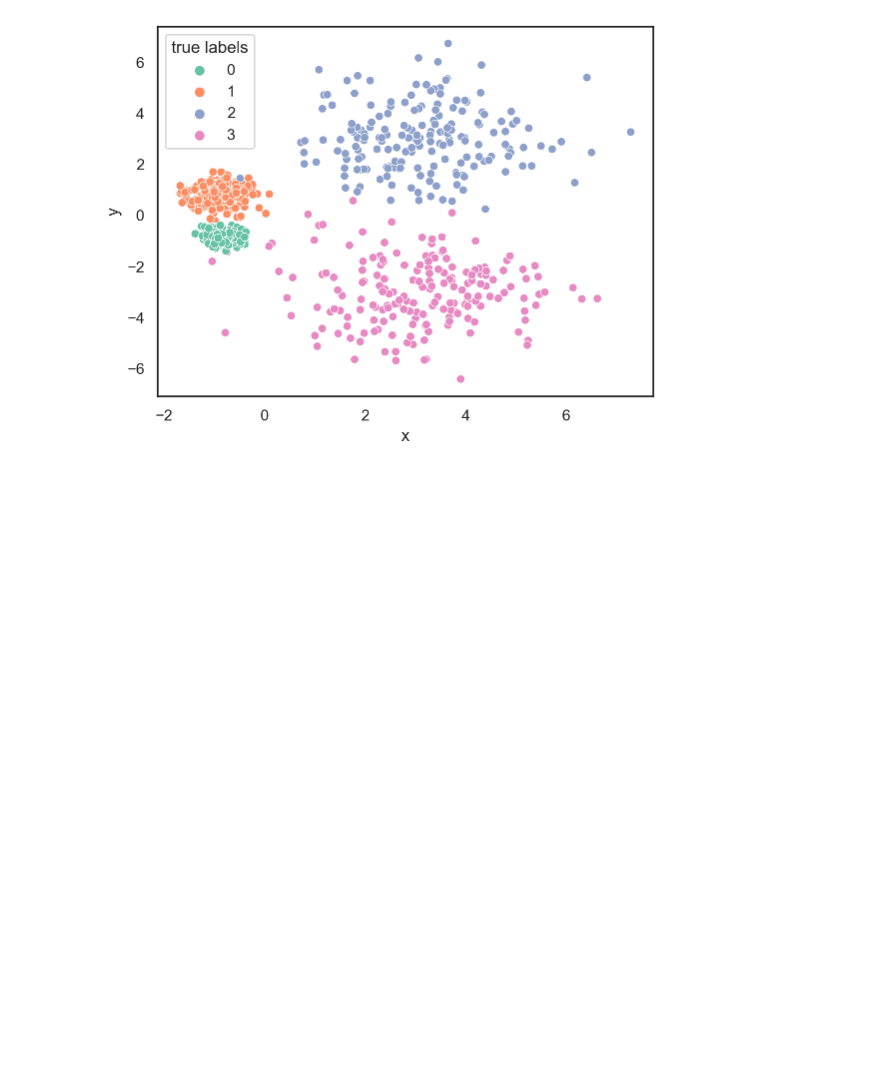
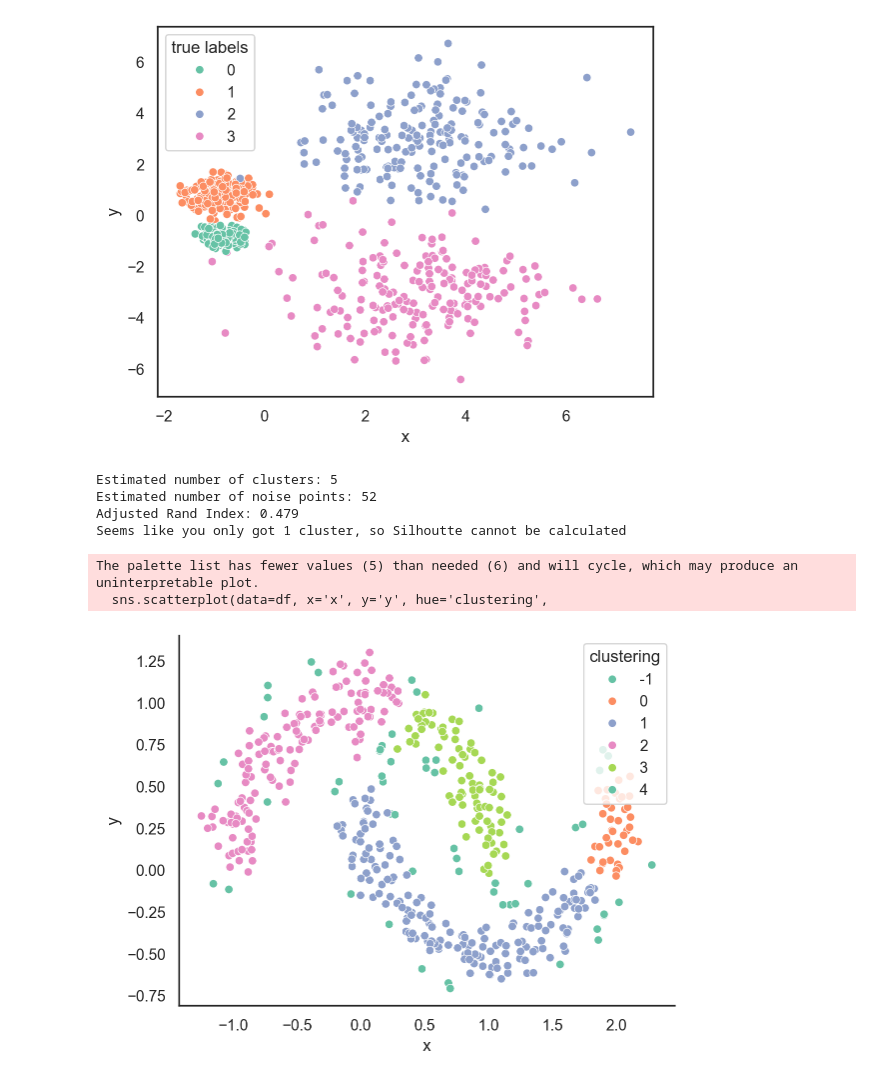
Before and after one commit to holliwood8/Lecture, a Jupyter notebook: Notebook_L11_DBSCAN.ipynb, the cells around one changed output. Cells and saved outputs as stored; diff of their text form; code cells hidden in the pictures; blank space fills up the shorter version.

```diff
--- a/Notebook_L11_DBSCAN.ipynb
+++ b/Notebook_L11_DBSCAN.ipynb
@@ -108,26 +108,34 @@ sns.scatterplot(data=vard, x='x', y='y', hue='true labels',
 # %%
 # bet you can't make this work!!
 
-db = DBSCAN(...).fit(data)
+db = DBSCAN(eps=0.11).fit(data)
 
 labels = db.labels_
 
 # Number of clusters in labels, ignoring noise if present.
 n_clusters_ = len(set(labels)) - (1 if -1 in labels else 0)
 n_noise_ = list(labels).count(-1)
 
 print("Estimated number of clusters: %d" % n_clusters_)
 print("Estimated number of noise points: %d" % n_noise_)
 print(f"Adjusted Rand Index: {adjusted_rand_score(true_labels, labels):.3f}")
 try:
     print(f"Silhouette Coefficient: {silhouette_score(X, labels):.3f}")
 except ValueError:
     print('Seems like you only got 1 cluster, so Silhoutte cannot be calculated')
 
 
 df['clustering']=labels
 sns.scatterplot(data=df, x='x', y='y', hue='clustering',
                 palette=sns.color_palette("Set2",n_clusters_));
 sns.despine()
+# %% [output]
+Estimated number of clusters: 5
+Estimated number of noise points: 52
+Adjusted Rand Index: 0.479
+Seems like you only got 1 cluster, so Silhoutte cannot be calculated
+The palette list has fewer values (5) than needed (6) and will cycle, which may produce an uninterpretable plot.
+  sns.scatterplot(data=df, x='x', y='y', hue='clustering',
+[figure, added]
 # %%
 # this only works if your sklearn is new enough!!
```
Also changed, not shown: parts of 2 cells of this notebook, 6 other files.
